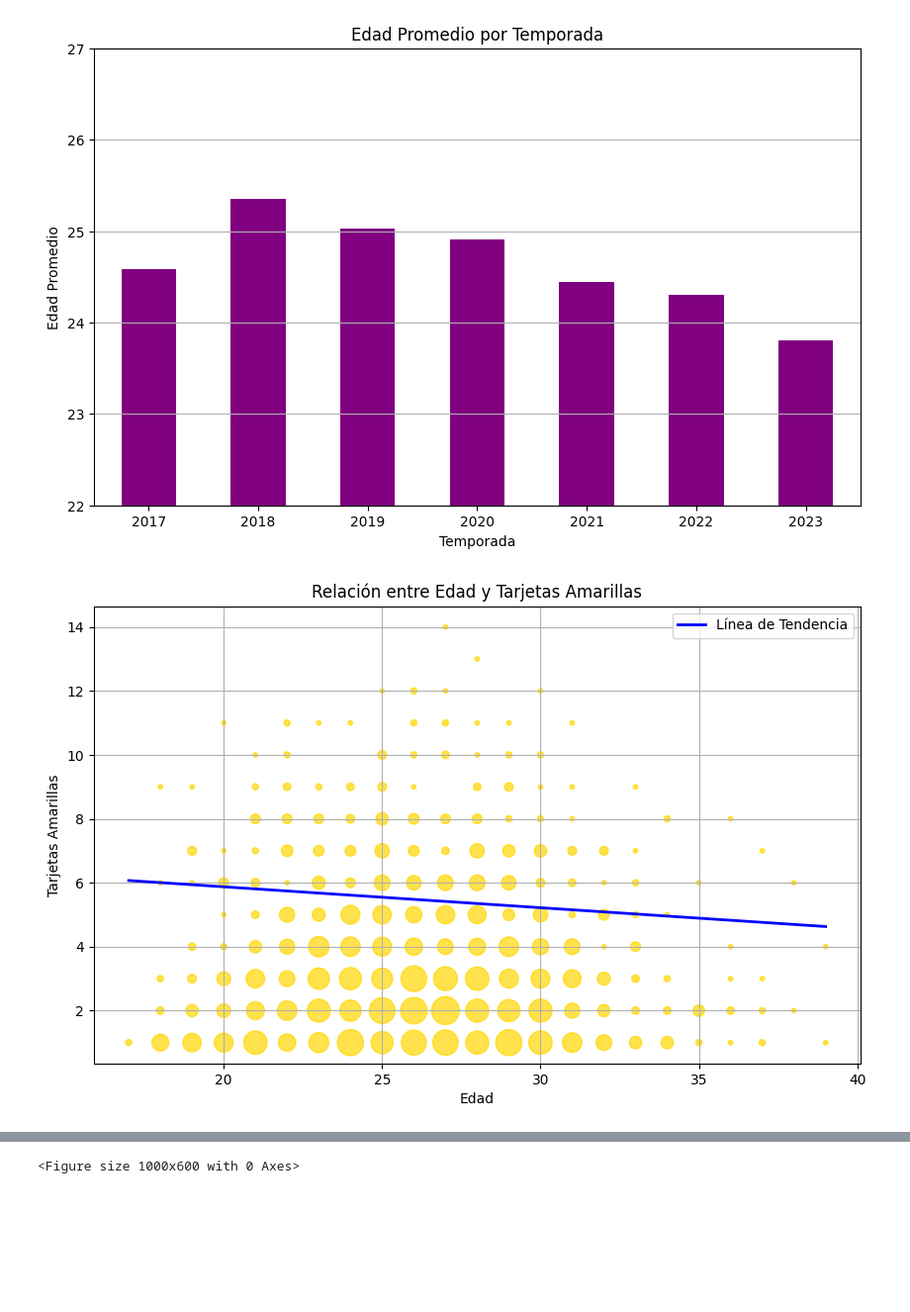
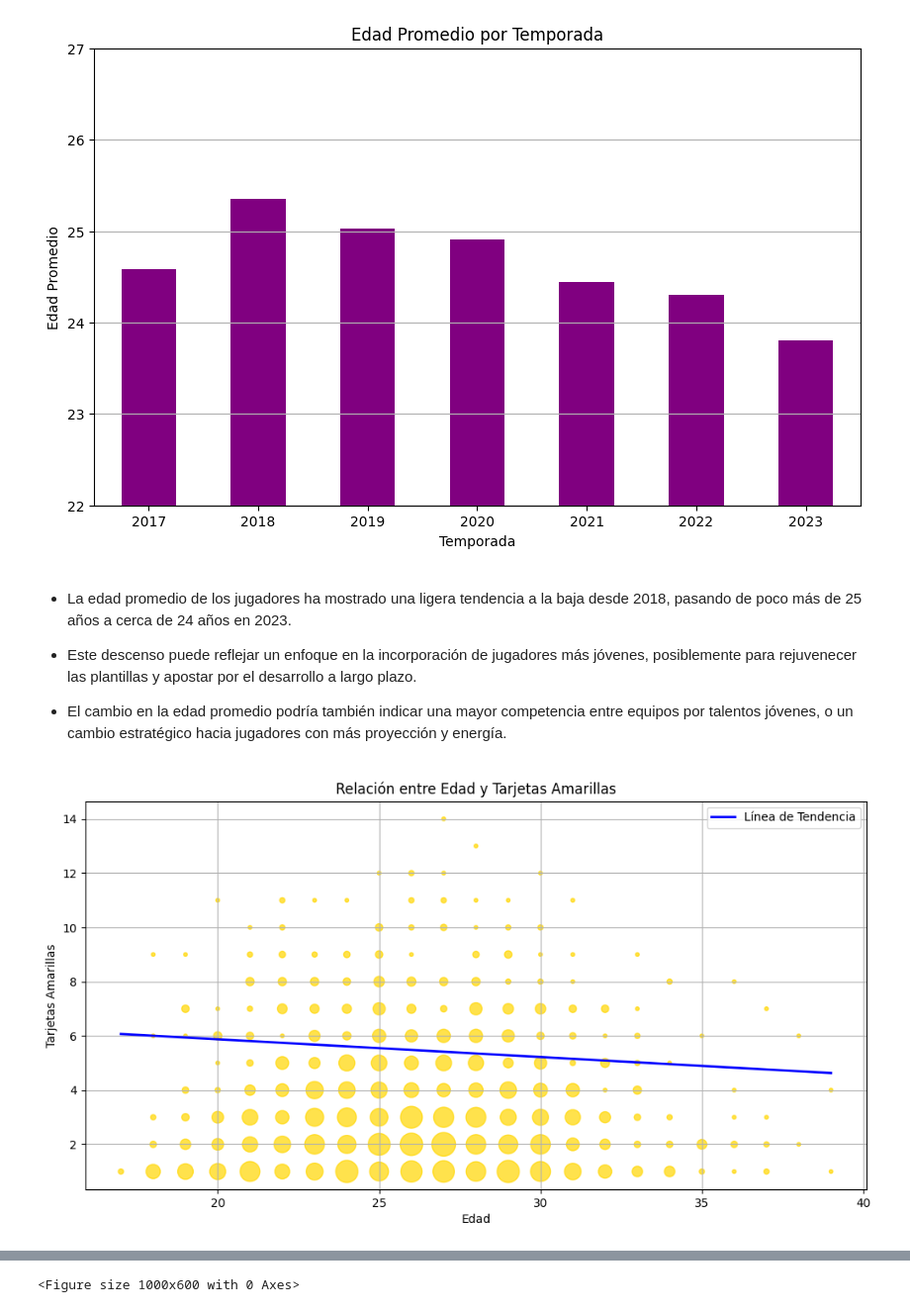
Before and after one commit to SrAlcast/Proyecto5-Premier_in_Data, a Jupyter notebook: notebooks/4.Visualizations/Visualizations.ipynb, the cells around one changed output, grey strips where cells are left out. Shown at 99% size. Drawn from its saved outputs; the diff is of its cells as text; code cells hidden in the pictures; blank space fills up the shorter version.

```diff
--- a/notebooks/4.Visualizations/Visualizations.ipynb
+++ b/notebooks/4.Visualizations/Visualizations.ipynb
@@ -297,32 +332,38 @@ plt.grid(axis='y')
 plt.show()
 # %% [output]
 [figure]
+# %% [markdown]
+- La edad promedio de los jugadores ha mostrado una ligera tendencia a la baja desde 2018, pasando de poco más de 25 años a cerca de 24 años en 2023.
+
+- Este descenso puede reflejar un enfoque en la incorporación de jugadores más jóvenes, posiblemente para rejuvenecer las plantillas y apostar por el desarrollo a largo plazo.
+
+- El cambio en la edad promedio podría también indicar una mayor competencia entre equipos por talentos jóvenes, o un cambio estratégico hacia jugadores con más proyección y energía.
 # %%
 df_jugadores_filtrado = df_jugadores[df_jugadores['tarjetas_amarillas'] > 0]
 
 # Calcular la frecuencia de cada combinación de edad y tarjetas amarillas
 freq = df_jugadores_filtrado.groupby(['edad', 'tarjetas_amarillas']).size().reset_index(name='counts')
 
 # Crear un scatter plot ponderado por la cantidad de valores
-plt.figure(figsize=(10, 6))
+plt.figure(figsize=(12, 6))
 plt.scatter(freq['edad'], freq['tarjetas_amarillas'], s=freq['counts'] * 10, alpha=0.7, color='gold')
 
 # Calcular la línea de tendencia manualmente
 X = freq['edad']
 y = freq['tarjetas_amarillas']
 
 # Calcular los coeficientes de la regresión lineal
 coef = np.polyfit(X, y, 1)
 poly1d_fn = np.poly1d(coef)
 
 # Graficar la línea de tendencia
 plt.plot(X, poly1d_fn(X), color='blue', linewidth=2, label='Línea de Tendencia')
 
 plt.title('Relación entre Edad y Tarjetas Amarillas')
 plt.xlabel('Edad')
 plt.ylabel('Tarjetas Amarillas')
 plt.legend()
 plt.grid(True)
 plt.show()
 # %% [output]
-[figure, old version]
+[figure, new version]
```
Also changed, not shown: parts of 21 cells of this notebook, 1 other file.
